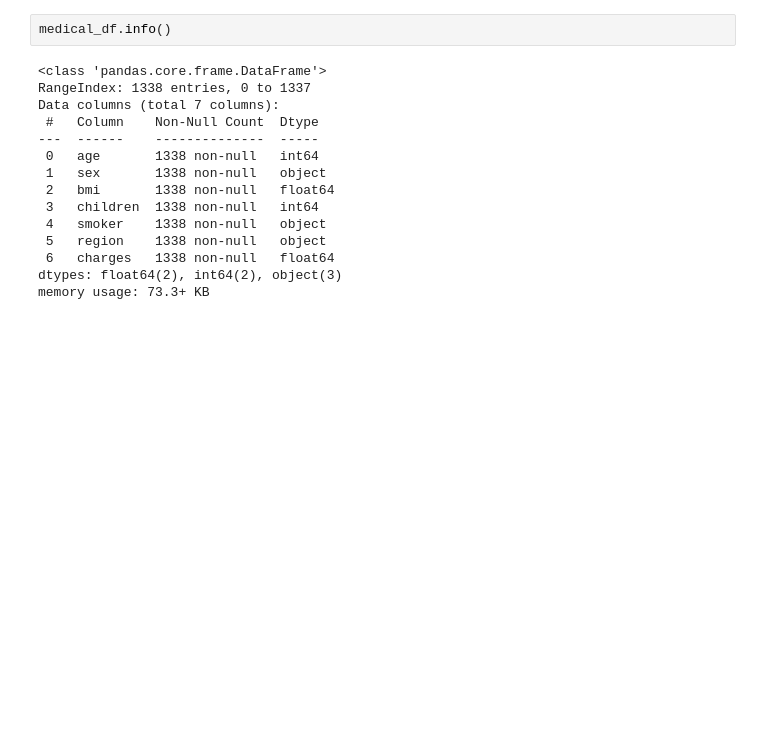
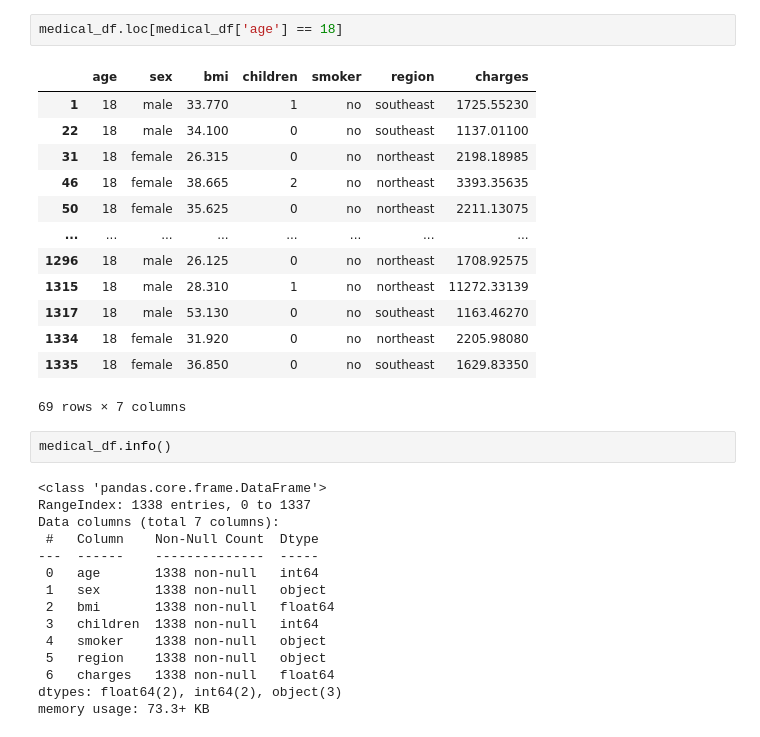
Before and after one commit to medrees-1000/sklearn, a Jupyter notebook: lecture1.ipynb, the cells around one changed output. Saved outputs shown, nothing was run; the diff lists cells and outputs as text; blank space fills up the shorter version.

```diff
--- a/lecture1.ipynb
+++ b/lecture1.ipynb
@@ -19,3 +21,19 @@ medical_df.head(2)
+# %%
+medical_df.loc[medical_df['age'] == 18]
+# %% [output]
+|  | age | sex | bmi | children | smoker | region | charges |
+| 1 | 18 | male | 33.770 | 1 | no | southeast | 1725.55230 |
+| 22 | 18 | male | 34.100 | 0 | no | southeast | 1137.01100 |
+| 31 | 18 | female | 26.315 | 0 | no | northeast | 2198.18985 |
+| 46 | 18 | female | 38.665 | 2 | no | northeast | 3393.35635 |
+| 50 | 18 | female | 35.625 | 0 | no | northeast | 2211.13075 |
+| ... | ... | ... | ... | ... | ... | ... | ... |
+| 1296 | 18 | male | 26.125 | 0 | no | northeast | 1708.92575 |
+| 1315 | 18 | male | 28.310 | 1 | no | northeast | 11272.33139 |
+| 1317 | 18 | male | 53.130 | 0 | no | southeast | 1163.46270 |
+| 1334 | 18 | female | 31.920 | 0 | no | northeast | 2205.98080 |
+| 1335 | 18 | female | 36.850 | 0 | no | southeast | 1629.83350 |
+69 rows × 7 columns
 # %%
 medical_df.info()
 # %% [output]
```
Also changed, not shown: parts of 9 cells of this notebook, 3 other files.
